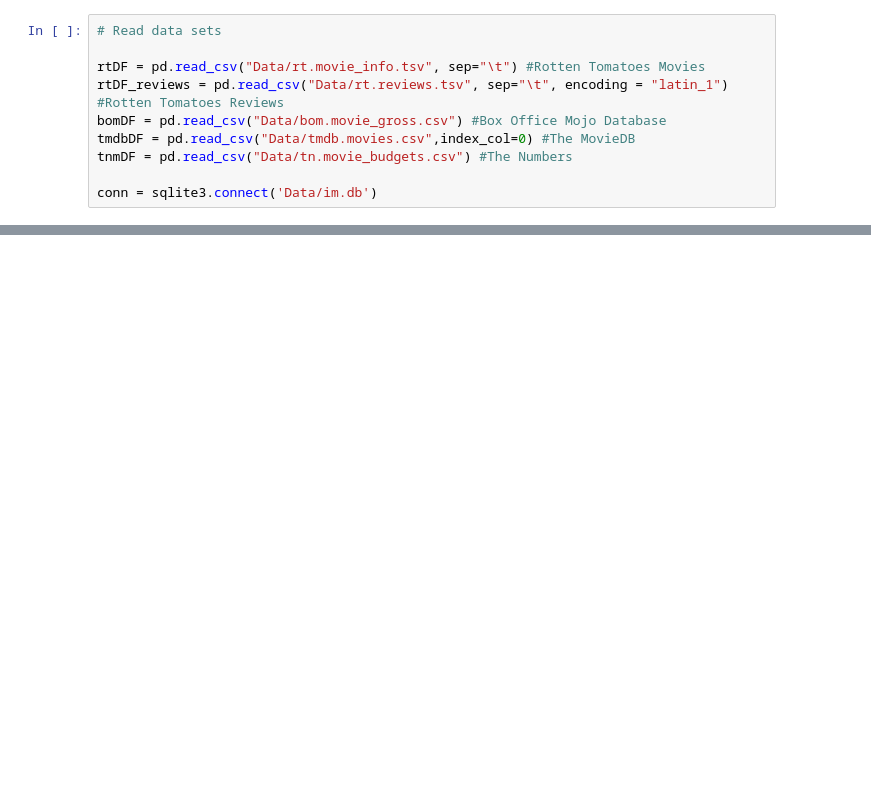
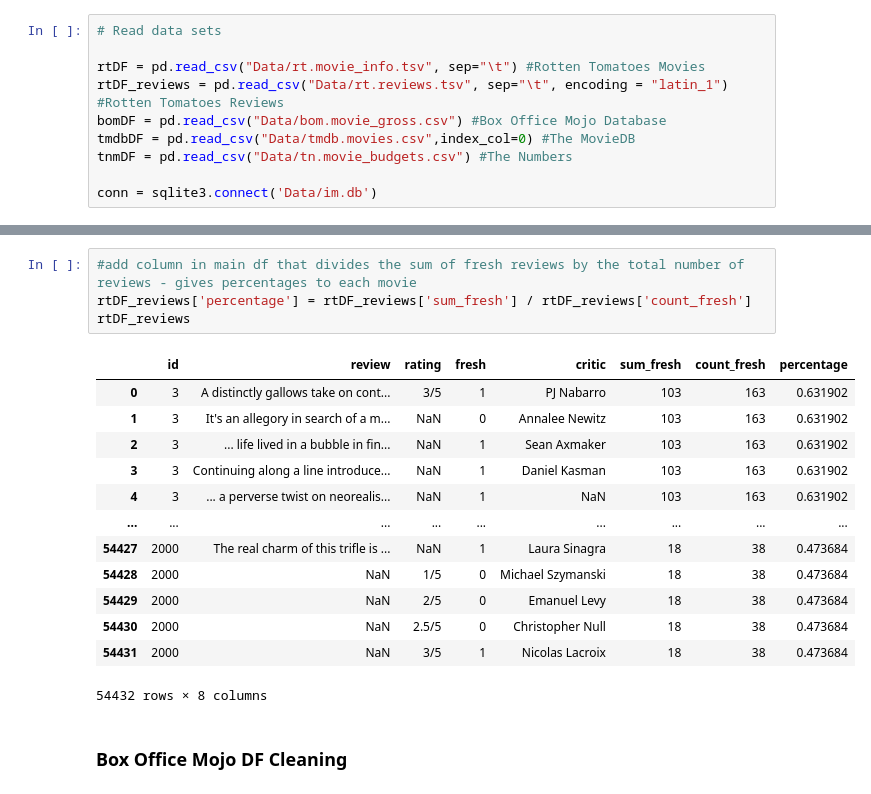
Before and after one commit to Brandon-Meyer0/git-dat-money, a Jupyter notebook: Capstone Group 1A.ipynb, the cells around one changed output, grey strips where cells are left out. Saved outputs shown, nothing was run; the diff lists cells and outputs as text; blank space fills up the shorter version.

Commit message:
Add analysis of RT table and matplotlib cheatsheets

```diff
--- a/Capstone Group 1A.ipynb
+++ b/Capstone Group 1A.ipynb
@@ -381,0 +364,20 @@ memory usage: 271.2+ KB
+# %%
+#add column in main df that divides the sum of fresh reviews by the total number of reviews - gives percentages to each movie
+rtDF_reviews['percentage'] = rtDF_reviews['sum_fresh'] / rtDF_reviews['count_fresh']
+rtDF_reviews
+# %% [output]
+|  | id | review | rating | fresh | critic | sum_fresh | count_fresh | percentage |
+| 0 | 3 | A distinctly gallows take on cont... | 3/5 | 1 | PJ Nabarro | 103 | 163 | 0.631902 |
+| 1 | 3 | It's an allegory in search of a m... | NaN | 0 | Annalee Newitz | 103 | 163 | 0.631902 |
+| 2 | 3 | ... life lived in a bubble in fin... | NaN | 1 | Sean Axmaker | 103 | 163 | 0.631902 |
+| 3 | 3 | Continuing along a line introduce... | NaN | 1 | Daniel Kasman | 103 | 163 | 0.631902 |
+| 4 | 3 | ... a perverse twist on neorealis... | NaN | 1 | NaN | 103 | 163 | 0.631902 |
+| ... | ... | ... | ... | ... | ... | ... | ... | ... |
+| 54427 | 2000 | The real charm of this trifle is ... | NaN | 1 | Laura Sinagra | 18 | 38 | 0.473684 |
+| 54428 | 2000 | NaN | 1/5 | 0 | Michael Szymanski | 18 | 38 | 0.473684 |
+| 54429 | 2000 | NaN | 2/5 | 0 | Emanuel Levy | 18 | 38 | 0.473684 |
+| 54430 | 2000 | NaN | 2.5/5 | 0 | Christopher Null | 18 | 38 | 0.473684 |
+| 54431 | 2000 | NaN | 3/5 | 1 | Nicolas Lacroix | 18 | 38 | 0.473684 |
+54432 rows × 8 columns
+# %% [markdown]
+### Box Office Mojo DF Cleaning
```
Also changed, not shown: parts of 88 cells of this notebook, 4 other files.
